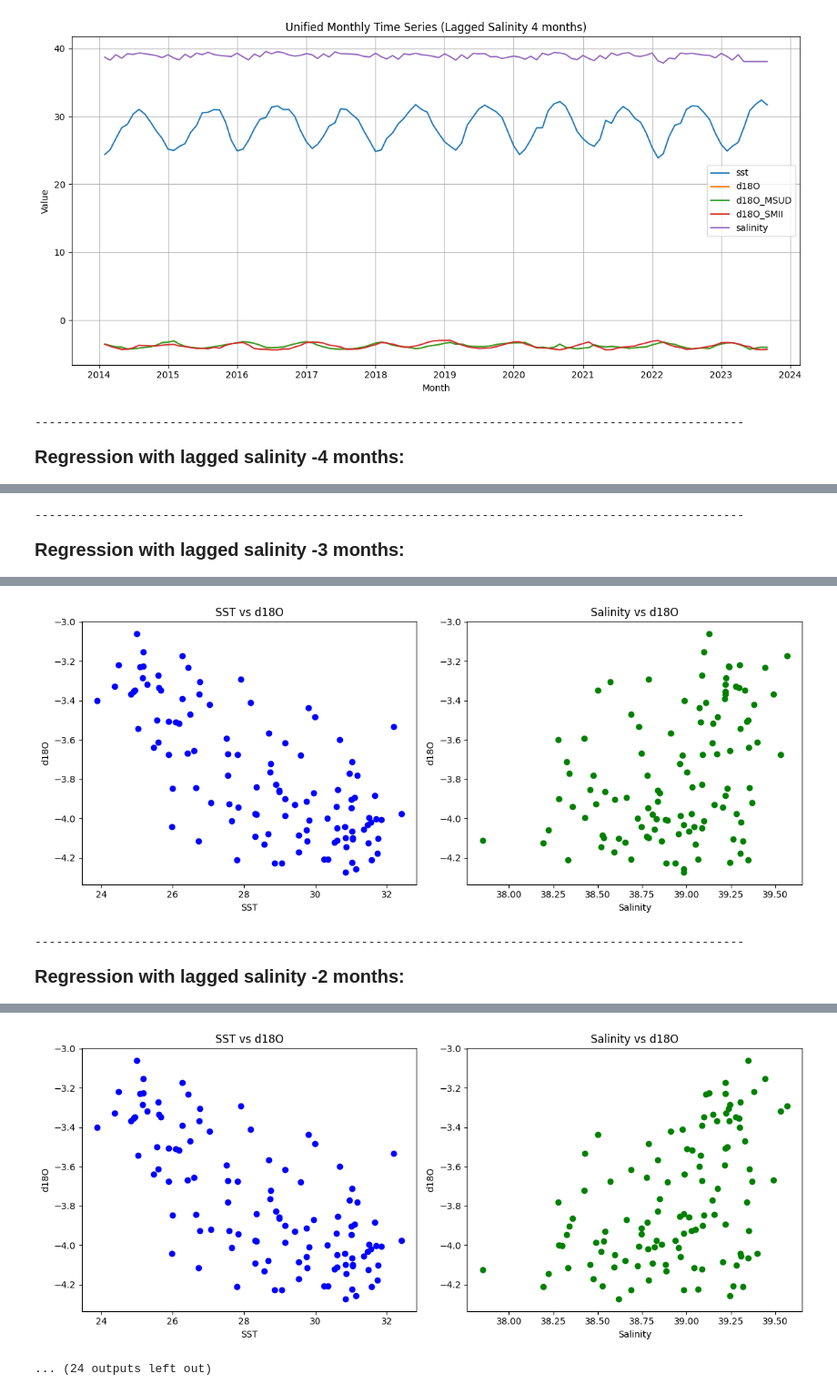
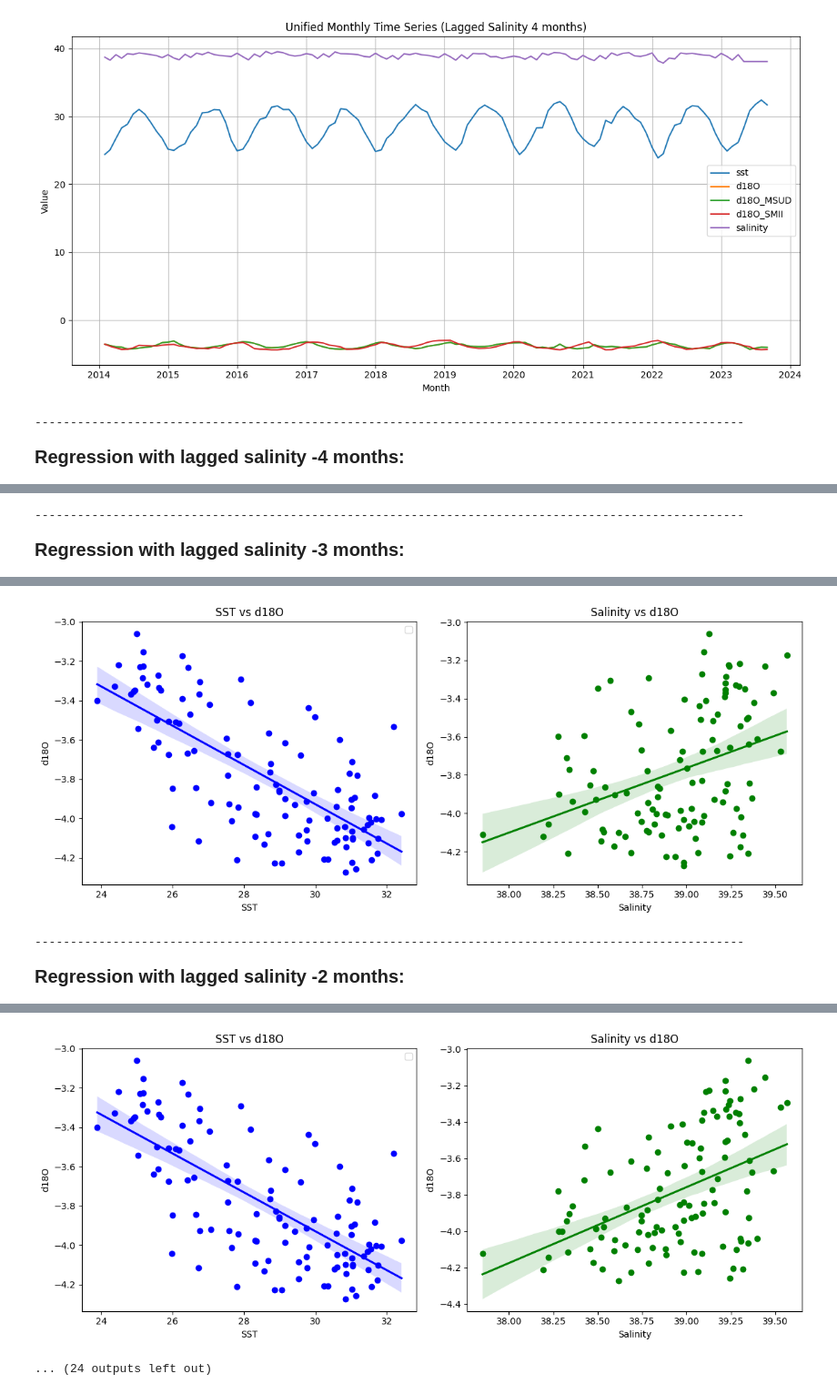
Before and after one commit to Equite774/CobbLab, a Jupyter notebook: d18O_correlation/correlation.ipynb, the cells around one changed output, grey strips where cells are left out. Shown at 91% size. Cells and saved outputs as stored; diff of their text form; code cells hidden in the pictures.

Commit message:
lagged months

```diff
--- a/d18O_correlation/correlation.ipynb
+++ b/d18O_correlation/correlation.ipynb
@@ -151,7 +155,6 @@ for i in range(-4, 5):
     fig, axs = plt.subplots(1, 2, figsize=(12, 5))
 
     axs[0].scatter(df_lagged['sst'], df_lagged['d18O'], color='blue')
-    # Line of best fit
     sns.regplot(x='sst', y='d18O', data=df_lagged, scatter=False, ax=axs[0], color='blue', line_kws={'label': 'Best Fit Line'})
     axs[0].legend()
     axs[0].set_title("SST vs d18O")
@@ -159,6 +162,7 @@ for i in range(-4, 5):
     axs[0].set_ylabel("d18O")
 
     axs[1].scatter(df_lagged['salinity'], df_lagged['d18O'], color='green')
+    sns.regplot(x='salinity', y='d18O', data=df_lagged, scatter=False, ax=axs[1], color='green', line_kws={'label': 'Best Fit Line'})
     axs[1].set_title("Salinity vs d18O")
     axs[1].set_xlabel("Salinity")
     axs[1].set_ylabel("d18O")
@@ -205,7 +209,7 @@ Covariance Type:            nonrobust
 
 Notes:
 [1] Standard Errors assume that the covariance matrix of the errors is correctly specified.
-[figure, old version]
+[figure, new version]
 ----------------------------------------------------------------------------------------------------
 Regression with lagged salinity -2 months:
                             OLS Regression Results
@@ -218,12 +222,12 @@ Time:                        10:59:24   Log-Likelihood:                 9.6974
 No. Observations:                 113   AIC:                            -13.39
 Df Residuals:                     110   BIC:                            -5.213
 Df Model:                           2
 Covariance Type:            nonrobust
 ==============================================================================
 ... (10 lines left out)
 ==============================================================================
 
 Notes:
 [1] Standard Errors assume that the covariance matrix of the errors is correctly specified.
-[figure, old version]
+[figure, new version]
 ... (24 outputs left out)
```
Also changed, not shown: parts of 2 cells of this notebook.
